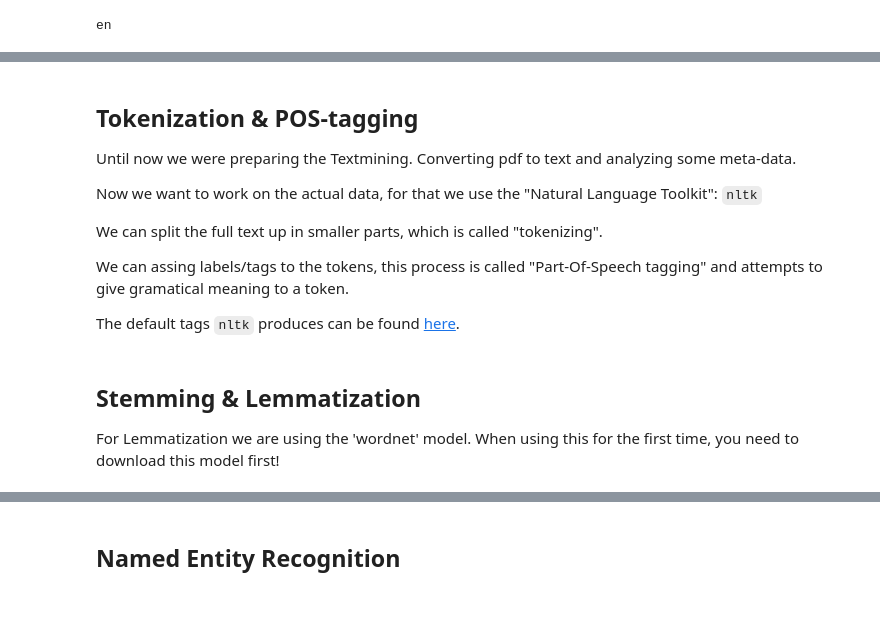
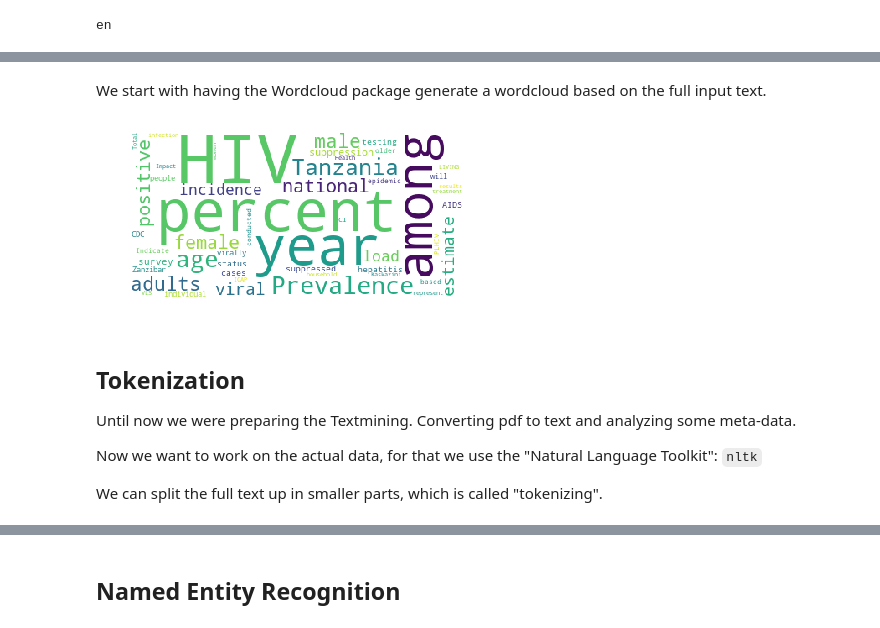
Before and after one commit to rouxrei/disummit2018, a Jupyter notebook: jupyter notebook/DISummit 2018.ipynb, the cells around one changed output, grey strips where cells are left out. Drawn from its saved outputs; the diff is of its cells as text; code cells hidden in the pictures.

Commit message:
split up some text and code boxes, added more details and added wordclouds and bar graph for each pre-processing-step

```diff
--- a/jupyter notebook/DISummit 2018.ipynb
+++ b/jupyter notebook/DISummit 2018.ipynb
@@ -147,5 +153,47 @@ en
+# %%
+from collections import Counter
+import matplotlib.pyplot as plt
+from wordcloud import WordCloud
+
+# instantiate wordcloud
+wordcloud = WordCloud(  background_color='white',
+                        max_words=50,
+                        max_font_size=80,
+                        random_state=42,
+                        collocations=False)
+
+def gen_wc_barh(tokens, amount=9):
+    """
+    Generate a wordcloud from the provided tokens.
+    Generate a horizontal bar graph from the top #amount tokens.
+    Show both vizualizations.
+    """
+    ctr = Counter(tokens)
+    # generate wc from the counted tokens
+    wordcloud.generate_from_frequencies(dict(ctr))
+    plt.figure(1)
+    plt.imshow(wordcloud)
+    plt.axis('off')
+
+    # generate barh from counted tokens
+    tokens, weights = zip(*ctr.most_common(amount))
+    plt.figure(2)
+    plt.barh(tokens, weights)
+
+    # show graphs
+    plt.show()
+# %% [markdown]
+We start with having the Wordcloud package generate a wordcloud based on the full input text.
+# %%
+# generate from unprocessed input text
+wordcloud.generate_from_text(text)
+plt.imshow(wordcloud)
+plt.axis('off')
+plt.show()
+# %% [output]
+[figure, added]
 # %% [markdown]
-## Tokenization & POS-tagging
+## Tokenization
 
 Until now we were preparing the Textmining.
 Converting pdf to text and analyzing some meta-data.
@@ -153,10 +201,6 @@ Converting pdf to text and analyzing some meta-data.
 Now we want to work on the actual data, for that we use the "Natural Language Toolkit": `nltk`
 
 We can split the full text up in smaller parts, which is called "tokenizing".
-
-We can assing labels/tags to the tokens, this process is called "Part-Of-Speech tagging" and attempts to give gramatical meaning to a token.
-
-The default tags `nltk` produces can be found [here](https://www.ling.upenn.edu/courses/Fall_2003/ling001/penn_treebank_pos.html).
 # %%
 import nltk
 
@@ -170,5 +211,0 @@ tagged_sentences = [nltk.pos_tag(sentence) for sentence in tokenized_sentences]
-# %% [markdown]
-## Stemming & Lemmatization
-
-For Lemmatization we are using the 'wordnet' model.
-When using this for the first time, you need to download this model first!
```
Also changed, not shown: parts of 23 cells of this notebook, 2 other files.
